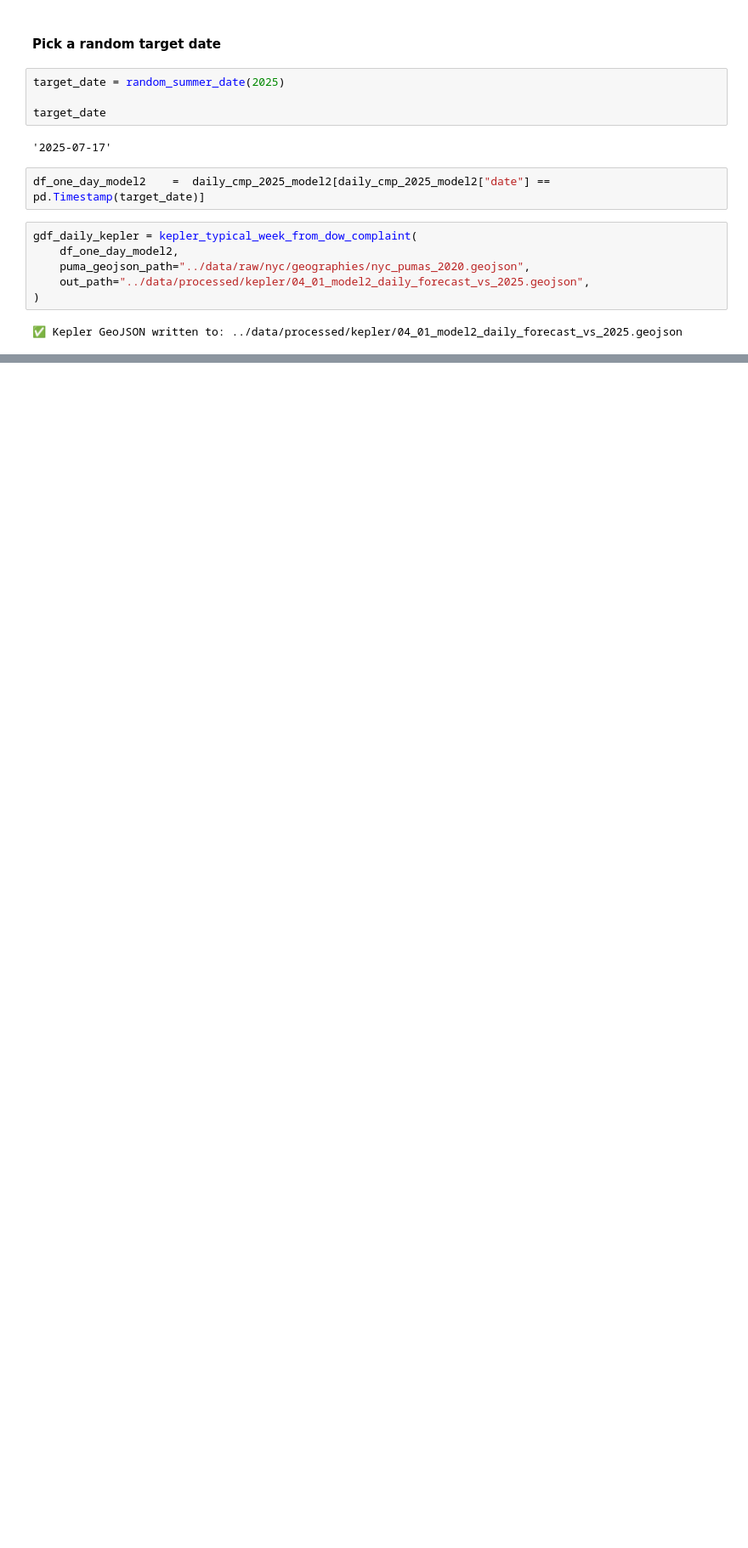
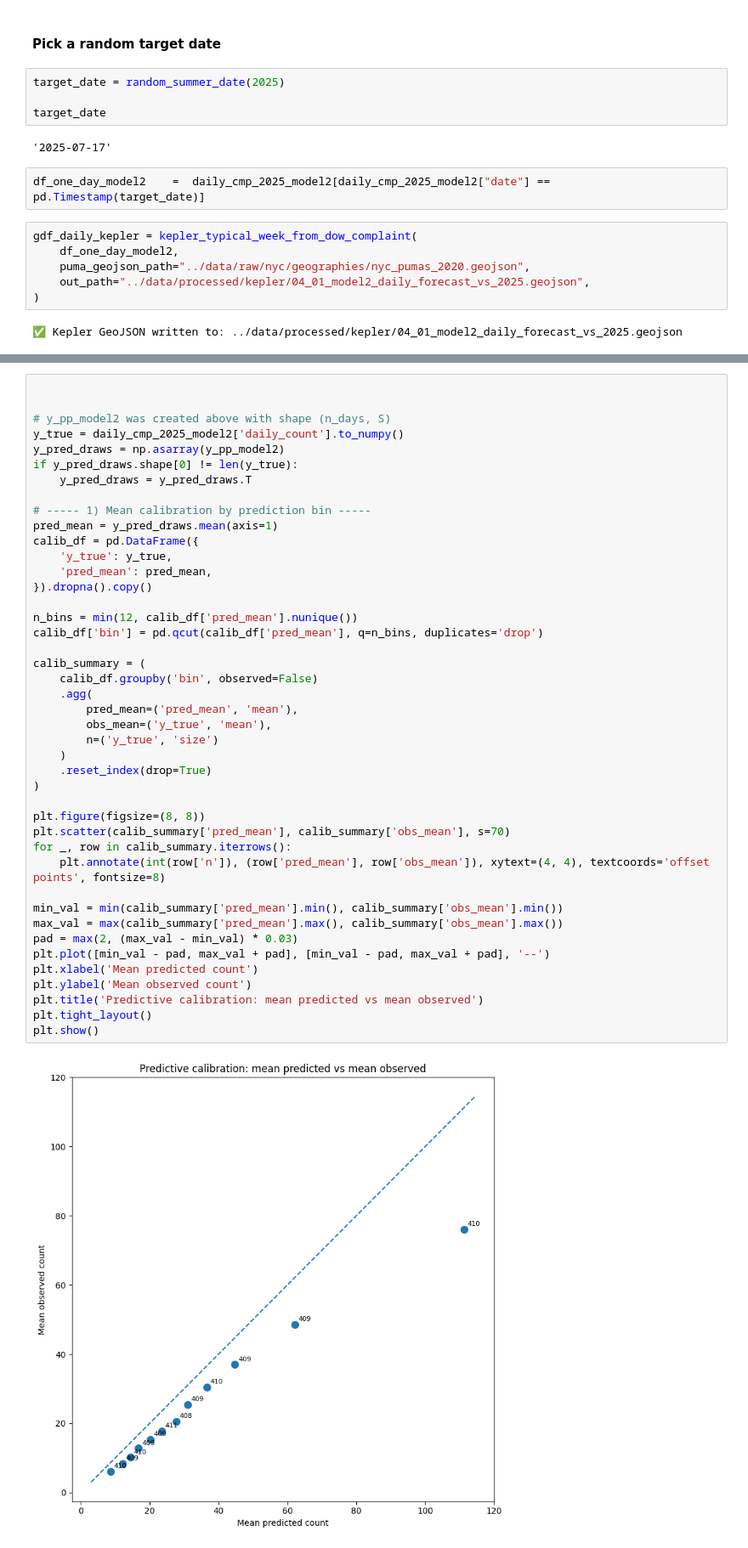
Before and after one commit to mosesmc52/nyc-311-bayesian-noise-models, a Jupyter notebook: notebooks/4_testing_predictions_on_2025.ipynb, the cells around one changed output, grey strips where cells are left out. Shown at 85% size. Cells and saved outputs as stored; diff of their text form; blank space fills up the shorter version.

```diff
--- a/notebooks/4_testing_predictions_on_2025.ipynb
+++ b/notebooks/4_testing_predictions_on_2025.ipynb
@@ -294,0 +302,45 @@ gdf_daily_kepler = kepler_typical_week_from_dow_complaint(
+# %%
+
+
+# y_pp_model2 was created above with shape (n_days, S)
+y_true = daily_cmp_2025_model2['daily_count'].to_numpy()
+y_pred_draws = np.asarray(y_pp_model2)
+if y_pred_draws.shape[0] != len(y_true):
+    y_pred_draws = y_pred_draws.T
+
+# ----- 1) Mean calibration by prediction bin -----
+pred_mean = y_pred_draws.mean(axis=1)
+calib_df = pd.DataFrame({
+    'y_true': y_true,
+    'pred_mean': pred_mean,
+}).dropna().copy()
+
+n_bins = min(12, calib_df['pred_mean'].nunique())
+calib_df['bin'] = pd.qcut(calib_df['pred_mean'], q=n_bins, duplicates='drop')
+
+calib_summary = (
+    calib_df.groupby('bin', observed=False)
+    .agg(
+        pred_mean=('pred_mean', 'mean'),
+        obs_mean=('y_true', 'mean'),
+        n=('y_true', 'size')
+    )
+    .reset_index(drop=True)
+)
+
+plt.figure(figsize=(8, 8))
+plt.scatter(calib_summary['pred_mean'], calib_summary['obs_mean'], s=70)
+for _, row in calib_summary.iterrows():
+    plt.annotate(int(row['n']), (row['pred_mean'], row['obs_mean']), xytext=(4, 4), textcoords='offset points', fontsize=8)
+
+min_val = min(calib_summary['pred_mean'].min(), calib_summary['obs_mean'].min())
+max_val = max(calib_summary['pred_mean'].max(), calib_summary['obs_mean'].max())
+pad = max(2, (max_val - min_val) * 0.03)
+plt.plot([min_val - pad, max_val + pad], [min_val - pad, max_val + pad], '--')
+plt.xlabel('Mean predicted count')
+plt.ylabel('Mean observed count')
+plt.title('Predictive calibration: mean predicted vs mean observed')
+plt.tight_layout()
+plt.show()
+# %% [output]
+[figure, added]
```
Also changed, not shown: parts of 4 cells of this notebook, 1 other file.
